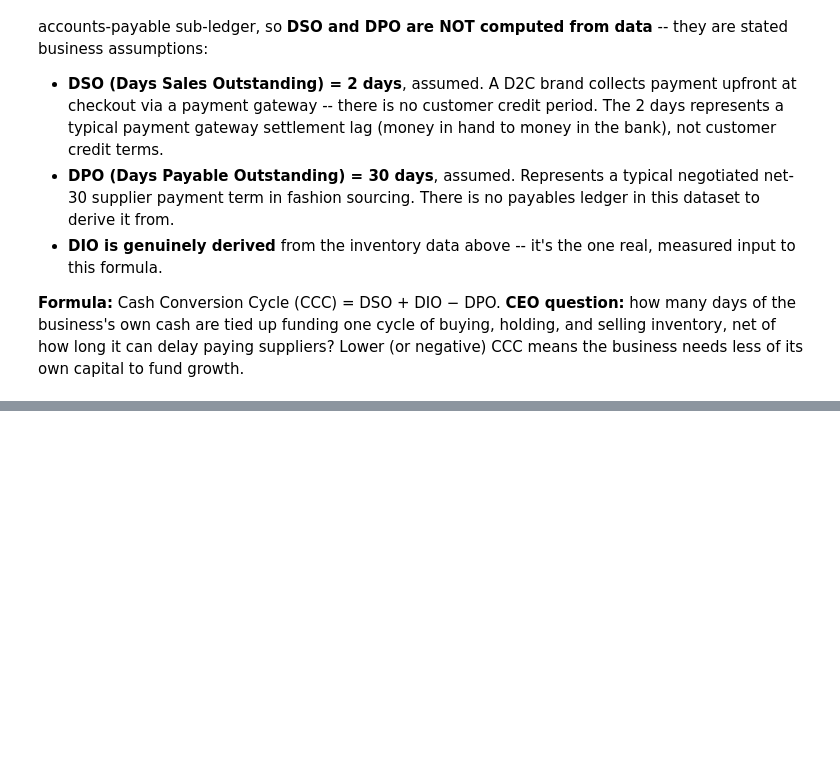
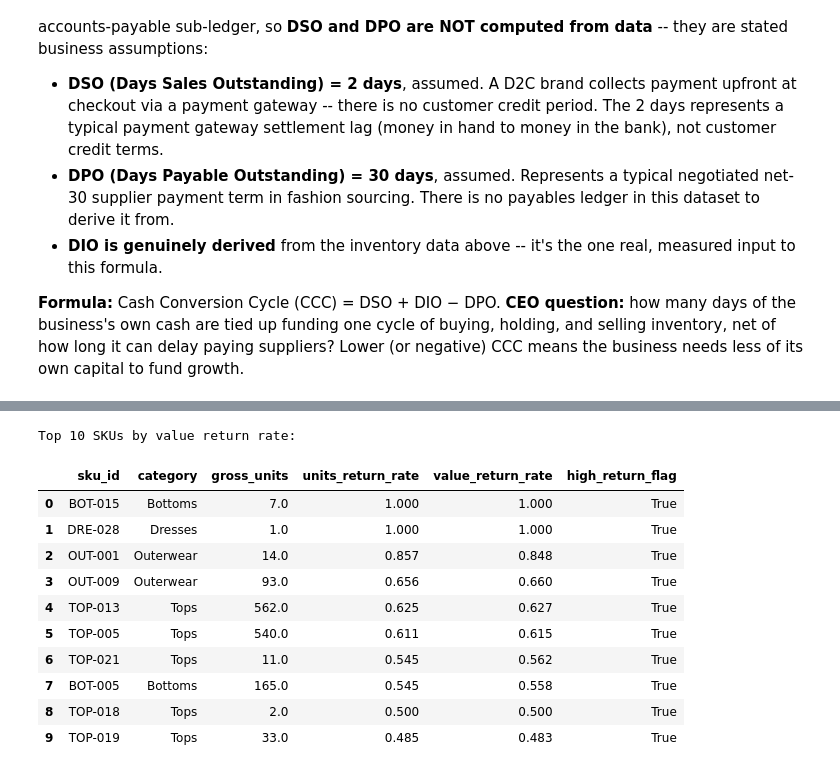
Before and after one commit to hrishikeshkedia-prog/ledger-margin-analysis, a Jupyter notebook: ceo_dashboard/notebooks/ceo_dashboard.ipynb, the cells around one changed output, grey strips where cells are left out. Cells and saved outputs as stored; diff of their text form; code cells hidden in the pictures; blank space fills up the shorter version.

```diff
--- a/ceo_dashboard/notebooks/ceo_dashboard.ipynb
+++ b/ceo_dashboard/notebooks/ceo_dashboard.ipynb
@@ -938,0 +1170,19 @@ first-class, reusable KPI rather than diagnostic-only code.
+# %%
+returns_by_sku = fashion.returns_rate_by_sku(orders_clean)
+print("Top 10 SKUs by value return rate:")
+returns_by_sku.sort_values("value_return_rate", ascending=False).head(10)[
+    ["sku_id", "category", "gross_units", "units_return_rate", "value_return_rate", "high_return_flag"]
+].round(3)
+# %% [output]
+Top 10 SKUs by value return rate:
+|  | sku_id | category | gross_units | units_return_rate | value_return_rate | high_return_flag |
+| 0 | BOT-015 | Bottoms | 7.0 | 1.000 | 1.000 | True |
+| 1 | DRE-028 | Dresses | 1.0 | 1.000 | 1.000 | True |
+| 2 | OUT-001 | Outerwear | 14.0 | 0.857 | 0.848 | True |
+| 3 | OUT-009 | Outerwear | 93.0 | 0.656 | 0.660 | True |
+| 4 | TOP-013 | Tops | 562.0 | 0.625 | 0.627 | True |
+| 5 | TOP-005 | Tops | 540.0 | 0.611 | 0.615 | True |
+| 6 | TOP-021 | Tops | 11.0 | 0.545 | 0.562 | True |
+| 7 | BOT-005 | Bottoms | 165.0 | 0.545 | 0.558 | True |
+| 8 | TOP-018 | Tops | 2.0 | 0.500 | 0.500 | True |
+| 9 | TOP-019 | Tops | 33.0 | 0.485 | 0.483 | True |
```
Also changed, not shown: parts of 65 cells of this notebook, 11 other files.
